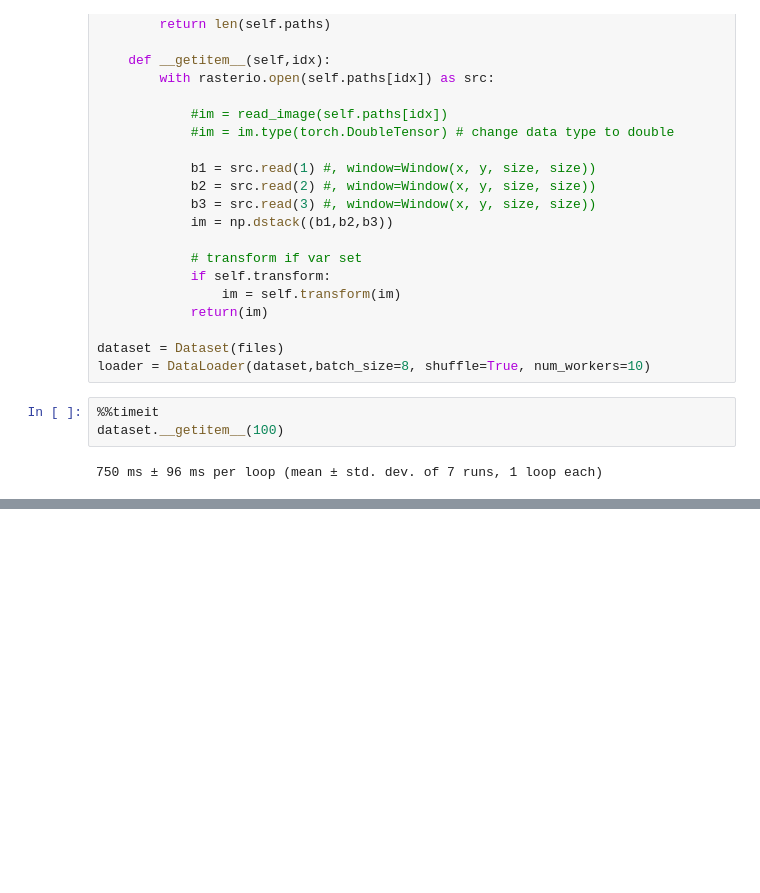
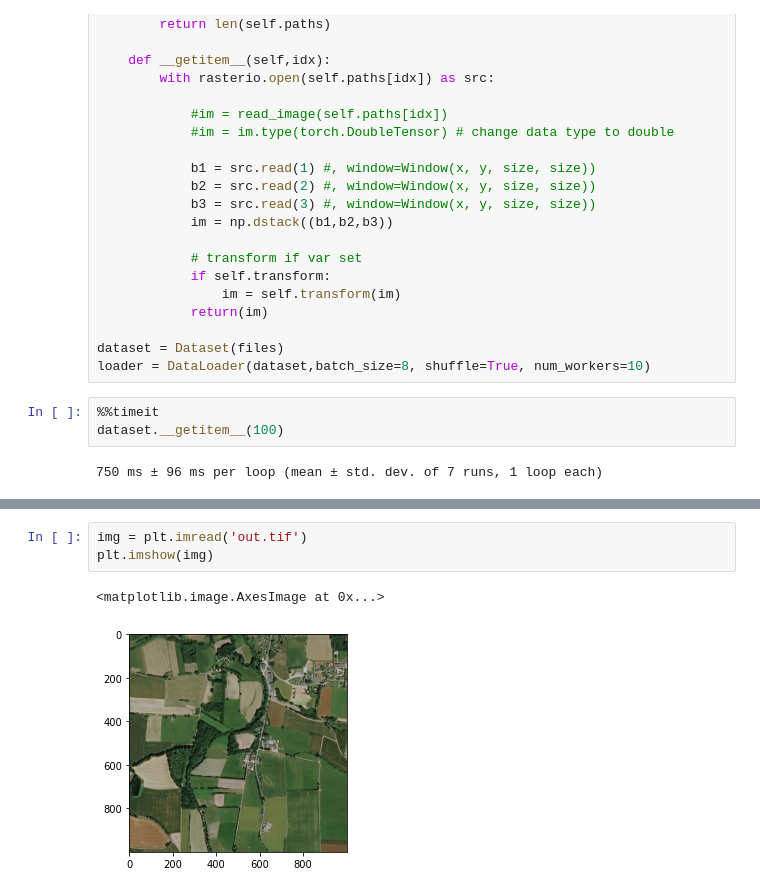
Before and after one commit to simon-donike/super-resolution, a Jupyter notebook: data_loader/load_window.ipynb, the cells around one changed output, grey strips where cells are left out. Cells and saved outputs as stored; diff of their text form; blank space fills up the shorter version.

```diff
--- a/data_loader/load_window.ipynb
+++ b/data_loader/load_window.ipynb
@@ -325,0 +419,6 @@ Notes:
+# %%
+img = plt.imread('out.tif')
+plt.imshow(img)
+# %% [output]
+<matplotlib.image.AxesImage at 0x...>
+[figure, added]
```
Also changed, not shown: parts of 7 cells of this notebook, 2 other files.
